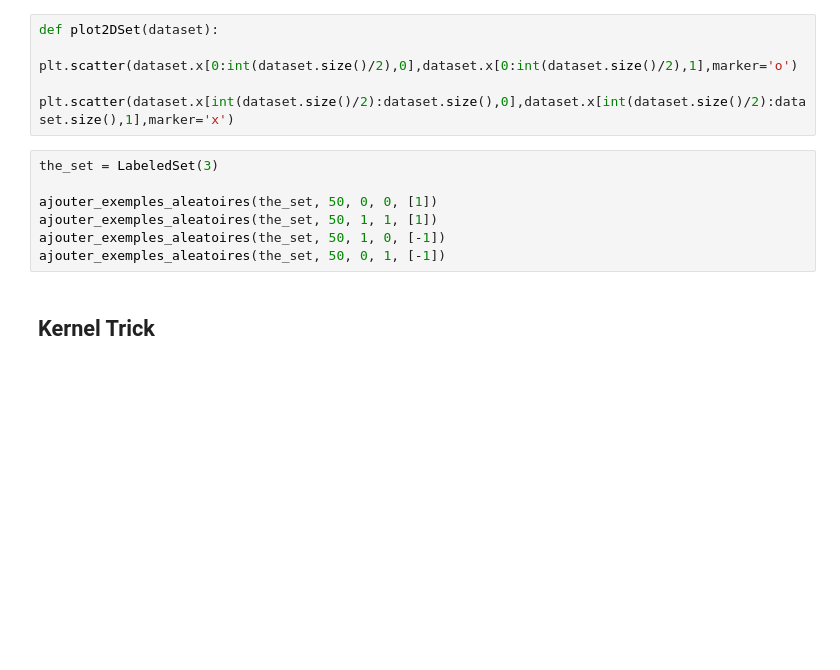
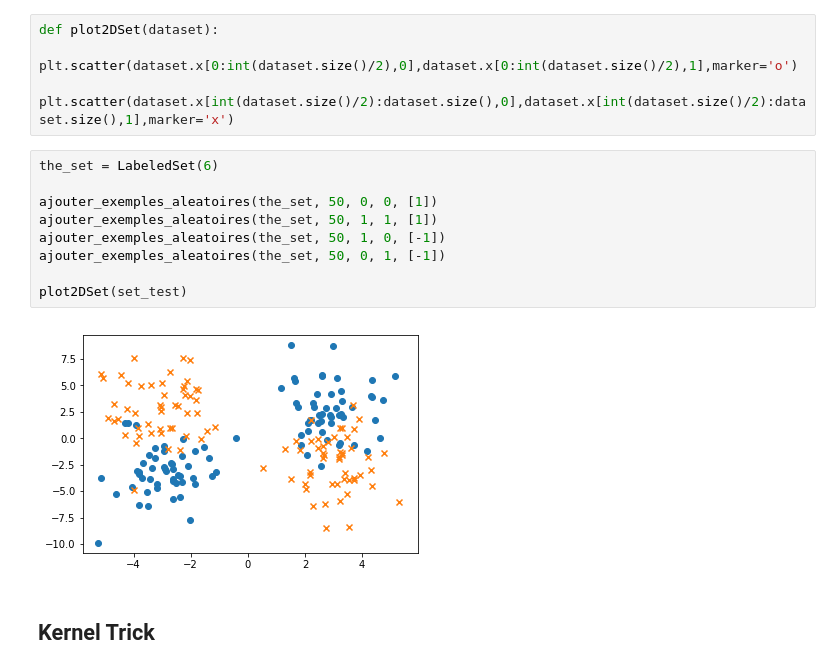
Before and after one commit to menglingshu/PythonExercice, a Jupyter notebook: tp4.ipynb, the cells around one changed output. Drawn from its saved outputs; the diff is of its cells as text; blank space fills up the shorter version.

```diff
--- a/tp4.ipynb
+++ b/tp4.ipynb
@@ -106,12 +106,16 @@ def plot2DSet(dataset):
     plt.scatter(dataset.x[0:int(dataset.size()/2),0],dataset.x[0:int(dataset.size()/2),1],marker='o')
     plt.scatter(dataset.x[int(dataset.size()/2):dataset.size(),0],dataset.x[int(dataset.size()/2):dataset.size(),1],marker='x')
 # %%
-the_set = LabeledSet(3)
+the_set = LabeledSet(6)
 
 ajouter_exemples_aleatoires(the_set, 50, 0, 0, [1])
 ajouter_exemples_aleatoires(the_set, 50, 1, 1, [1])
 ajouter_exemples_aleatoires(the_set, 50, 1, 0, [-1])
 ajouter_exemples_aleatoires(the_set, 50, 0, 1, [-1])
+
+plot2DSet(set_test)
+# %% [output]
+[figure, added]
 # %% [markdown]
 Kernel Trick
 --------------
```
Also changed, not shown: parts of 6 cells of this notebook.
